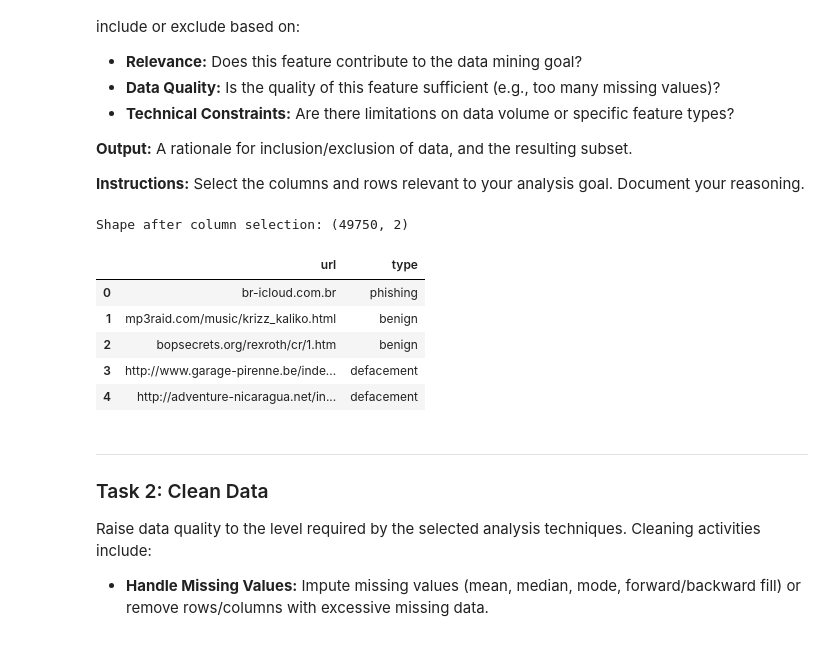
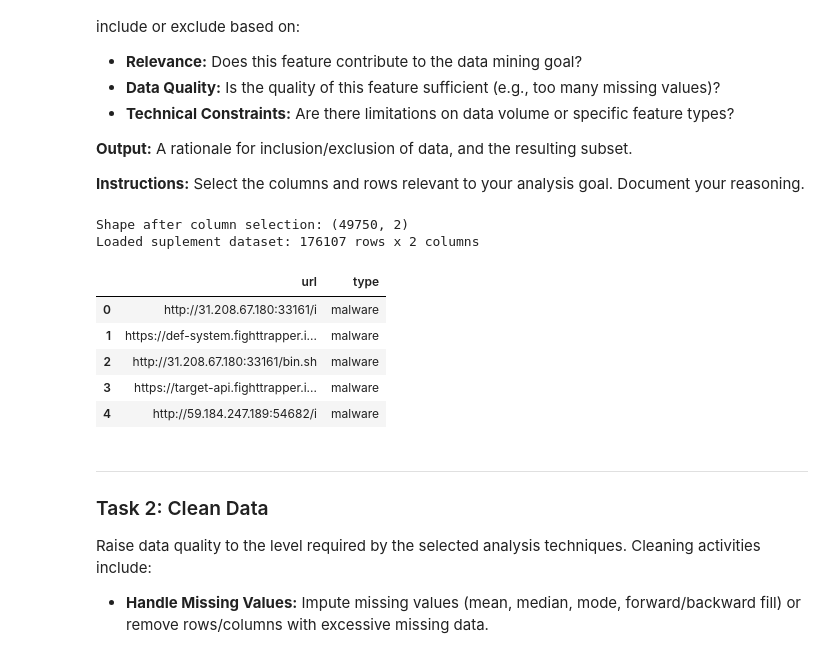
Before and after one commit to yassienE4/dsproject, a Jupyter notebook: notebooks/Phase_3_Data_Preparation.ipynb, the cells around one changed output. Cells and saved outputs as stored; diff of their text form; code cells hidden in the pictures.

```diff
--- a/notebooks/Phase_3_Data_Preparation.ipynb
+++ b/notebooks/Phase_3_Data_Preparation.ipynb
@@ -48,25 +48,40 @@ Decide on the data to be used for analysis. Consider which columns (features) an
 # %%
 # TODO: Select the relevant columns and rows for your analysis.
 # Document your rationale for including or excluding specific features.
+
+import sys
+from pathlib import Path
+sys.path.append(str(Path().resolve().parent))
+
+from src.clean import load_title_url
 
 # Example:
 columns_to_keep = ['url', 'type']
 columns_to_drop = [df.columns[0]]
 drop_reason = {
     'df.columns[0]': 'Unique identifier, not predictive',
 }
 
 df_selected = df.drop(columns=columns_to_drop)
 print(f"Shape after column selection: {df_selected.shape}")
 df_selected.head()
+
+# more data
+df_malware_suplement = load_title_url('malware.csv', 'malware')
+df_phishing_suplement = load_title_url('phising.csv', 'phishing')
+
+df_suplement = pd.concat([df_malware_suplement, df_phishing_suplement, df_selected], ignore_index=True)
+print(f"Loaded suplement dataset: {df_suplement.shape[0]} rows x {df_suplement.shape[1]} columns")
+df_suplement.head()
 # %% [output]
 Shape after column selection: (49750, 2)
+Loaded suplement dataset: 176107 rows x 2 columns
 |  | url | type |
-| 0 | br-icloud.com.br | phishing |
-| 1 | mp3raid.com/music/krizz_kaliko.html | benign |
-| 2 | bopsecrets.org/rexroth/cr/1.htm | benign |
-| 3 | http://www.garage-pirenne.be/inde... | defacement |
-| 4 | http://adventure-nicaragua.net/in... | defacement |
+| 0 | http://31.208.67.180:33161/i | malware |
+| 1 | https://def-system.fighttrapper.i... | malware |
+| 2 | http://31.208.67.180:33161/bin.sh | malware |
+| 3 | https://target-api.fighttrapper.i... | malware |
+| 4 | http://59.184.247.189:54682/i | malware |
 # %%
 # Optional: Filter rows based on specific criteria
 # Example: Remove rows where a critical field is missing or filter by a condition
```
Also changed, not shown: parts of 10 cells of this notebook, 6 other files.
